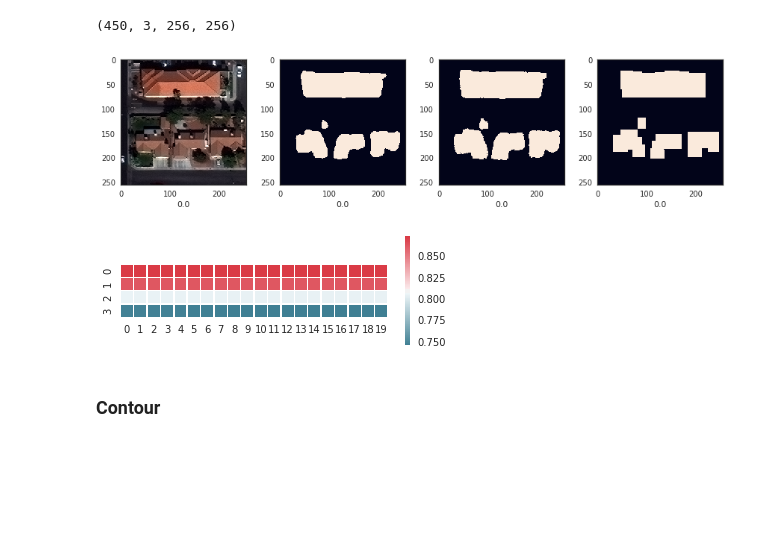
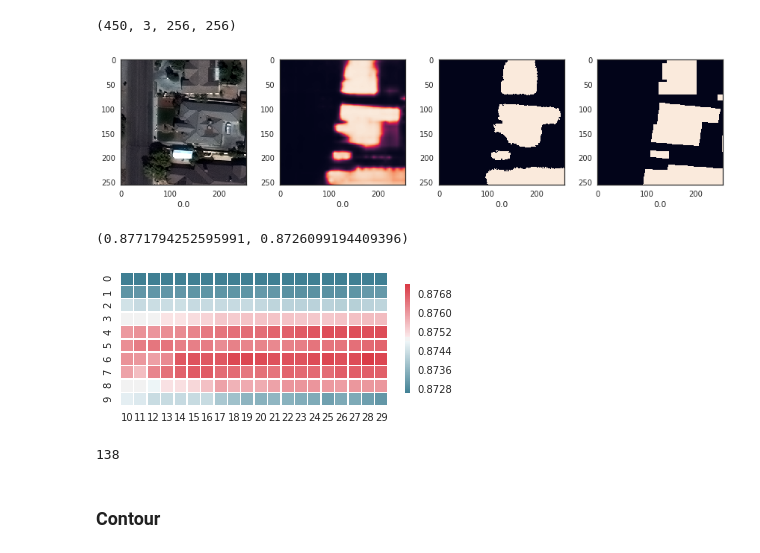
Before and after one commit to Twofyw/building-detection-challenge, a Jupyter notebook: pred.ipynb, the cells around one changed output. Drawn from its saved outputs; the diff is of its cells as text; code cells hidden in the pictures; blank space fills up the shorter version.

```diff
--- a/pred.ipynb
+++ b/pred.ipynb
@@ -143,28 +139,33 @@ x.shape
 # %% [output]
 (450, 3, 256, 256)
 # %%
-idx = 363
+idx = 263
 guide = (denorm(x[idx]).squeeze() * 255).astype('uint8')
 gt = (y[idx] * 255).astype('uint8')
-src = (np.copy(preds[idx] > 0.5) * 255).astype('uint8')
+src = (np.copy(preds[idx] ) * 255).astype('uint8')
 dst = np.empty(src.shape)
-radius = 1
-eps = 90
+radius = 6
+eps = 28
 
 filtered = cv2.ximgproc.guidedFilter(guide, src, radius, eps, dst, -1)
 col1 = [guide]
 col2 = [src]
-col3 = [filtered > 0.1]
+col3 = [filtered > 255//2]
 data = zip(col1, col2, col3, [y[idx]])
 
 plot_ims(data, figsize=3)
 # %% [output]
-[figure, old version]
+[figure, new version]
+# %%
+%%time
+with ThreadPoolExecutor(max_workers=8) as e:
+    filtered_whole = e.map(
+        partial(cv2.ximgproc.guidedFilter, guide=guide, src, radius, e, eps))
 # %%
-rows, cols = 4, 20
-radius = np.arange(0, 4, 1).astype('uint8')
-eps = np.arange(1, 10000, 10).astype('uint8')
-res = np.empty([4, 20] + list(src.shape))
+rows, cols = 10, 20
+radius = np.arange(0, 10, 1).astype('uint8')
+eps = np.arange(10, 30, 20/cols).astype('uint8')
+res = np.empty([rows, cols] + list(src.shape))
 for row, r in enumerate(radius):
     for col, e in enumerate(eps):
         res[row, col] = cv2.ximgproc.guidedFilter(guide, src, r, e, )
@@ -172,14 +173,23 @@ for row, r in enumerate(radius):
 score_mat = np.empty([rows, cols])
 for row, r in enumerate(radius):
     for col, e in enumerate(eps):
-        score_mat[row, col] = jaccard_coef(res[row, col], gt, thresh=.2)
+        score_mat[row, col] = jaccard_coef(res[row, col], gt, thresh=255//2)
+# %%
+score_mat.reshape(-1,)[score_mat.argmax()], jaccard_coef(src, gt, thresh=255//2)
+# %% [output]
+(0.8771794252595991, 0.8726099194409396)
 # %%
 sns.set(style="white")
 cmap = sns.diverging_palette(220, 10, as_cmap=True)
 ax = sns.heatmap(score_mat, cmap=cmap,
             square=True, linewidths=.5, cbar_kws={"shrink": .5})
+_ = ax.set_xticklabels(eps)
 # %% [output]
-[figure, old version]
+[figure, new version]
+# %%
+score_mat.argmax()
+# %% [output]
+138
 # %% [markdown]
 ### Contour
 # %%
```
Also changed, not shown: parts of 13 cells of this notebook, 1 other file.
